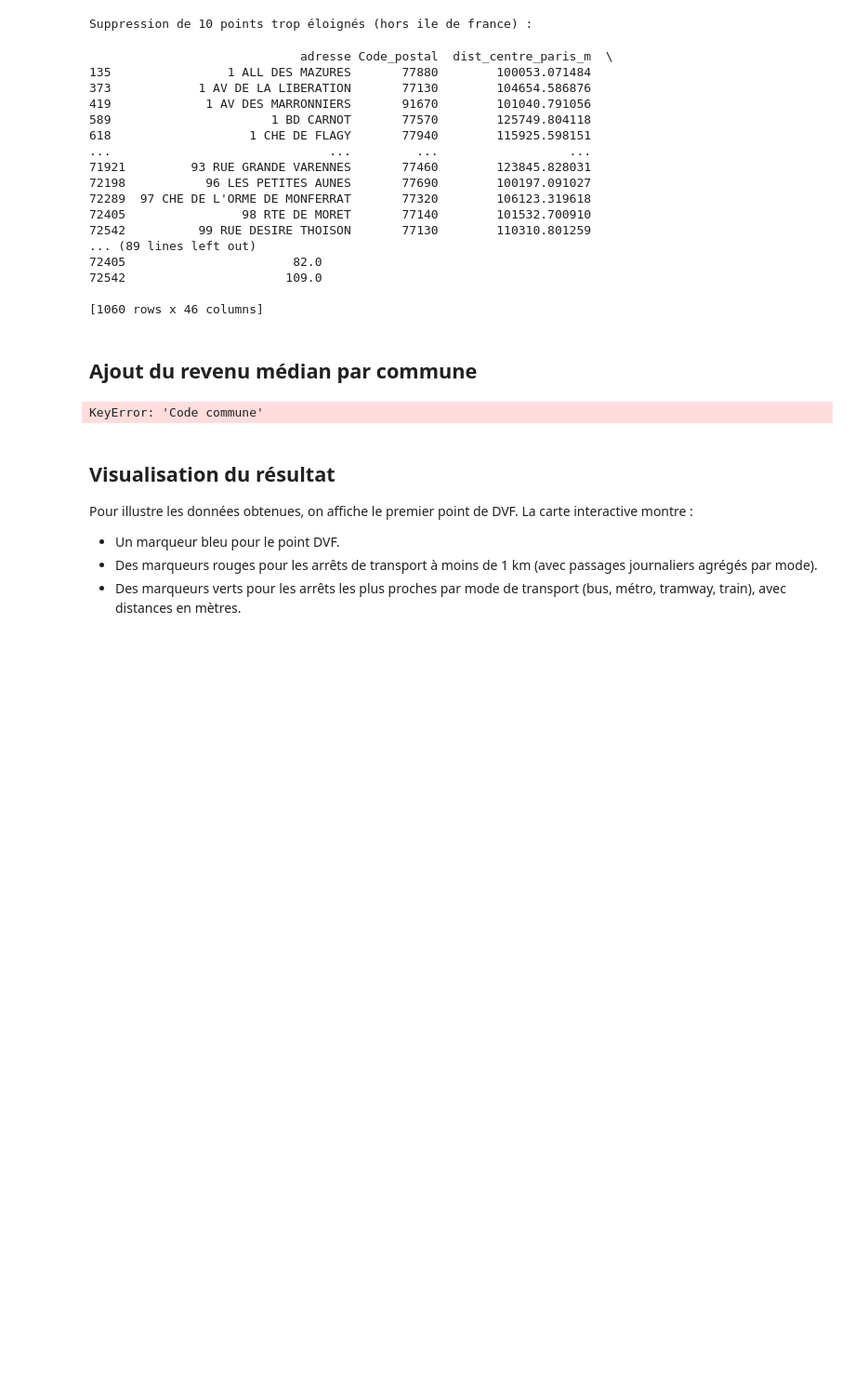
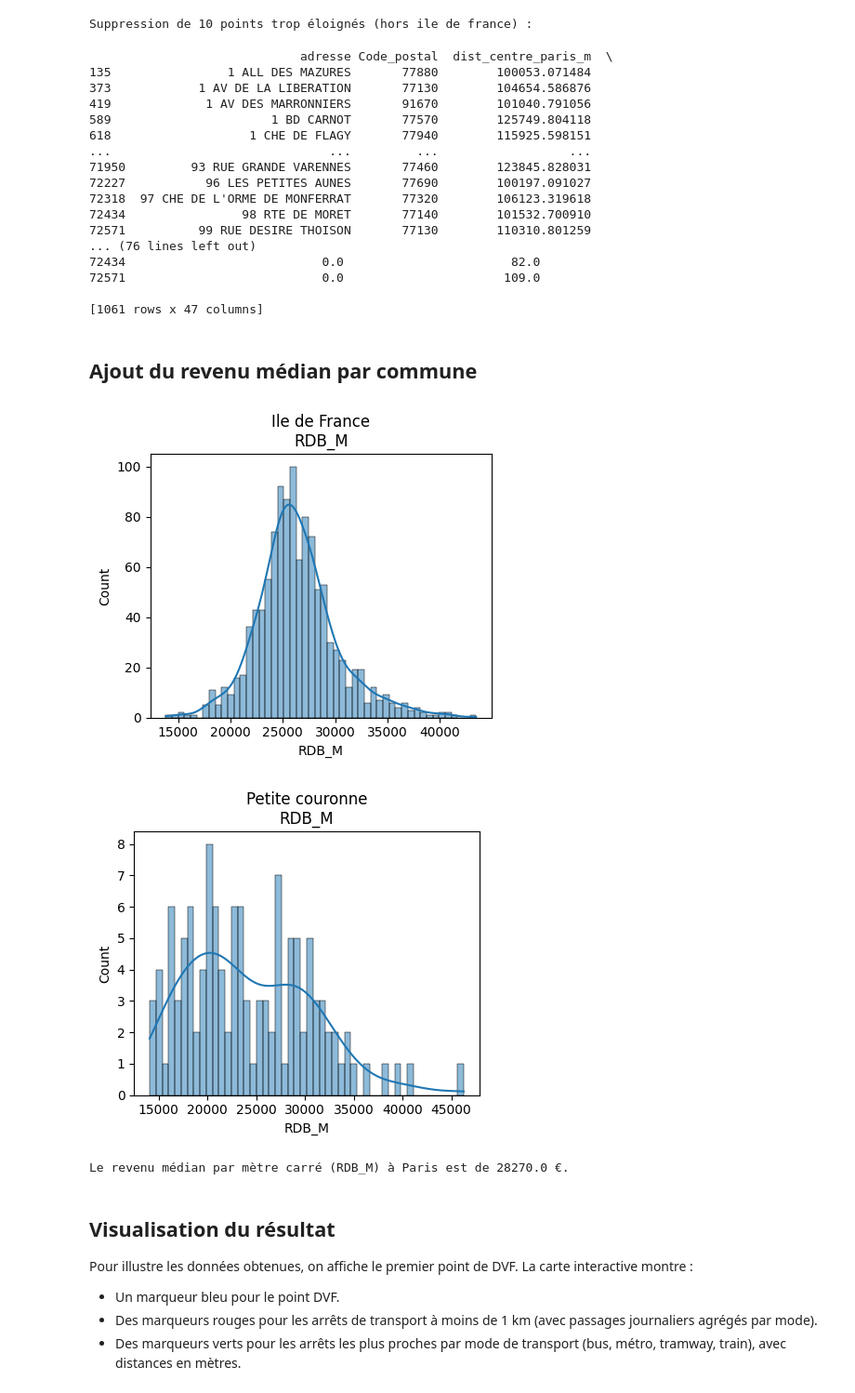
Before and after one commit to gaybrice/projet-python-ds, a Jupyter notebook: notebooks/main.ipynb, the cells around one changed output. Shown at 93% size. Saved outputs shown, nothing was run; the diff lists cells and outputs as text; code cells hidden in the pictures; blank space fills up the shorter version.

```diff
--- a/notebooks/main.ipynb
+++ b/notebooks/main.ipynb
@@ -204,7 +204,7 @@ Suppression de 10 points trop éloignés (hors ile de france) :
 # %%
 # nettoyage et enregistrement du GeoDataFrame final
 
-gdf_dvf_final.drop(['search', 'Date mutation', 'Valeur fonciere', 'Code commune', 'result_score', 'point_id'], axis=1, inplace=True)
+gdf_dvf_final.drop(['search', 'Date mutation', 'Valeur fonciere', 'result_score', 'point_id'], axis=1, inplace=True)
 
 # ajout d'une colonne departement à gdf_dvf_final
 gdf_dvf_final["Department"] = (gdf_dvf_final["Code_postal"].astype(int) // 1000).astype(str)
@@ -227,29 +227,51 @@ print(gdf_dvf_final[gdf_dvf_final['dist_centre_paris_m'] > 100000])
 589                      1 BD CARNOT       77570        125749.804118
 618                   1 CHE DE FLAGY       77940        115925.598151
 ...                              ...         ...                  ...
-71921         93 RUE GRANDE VARENNES       77460        123845.828031
-72198           96 LES PETITES AUNES       77690        100197.091027
-72289  97 CHE DE L'ORME DE MONFERRAT       77320        106123.319618
-72405                98 RTE DE MORET       77140        101532.700910
-72542          99 RUE DESIRE THOISON       77130        110310.801259
-... (89 lines left out)
-72405                       82.0
-72542                      109.0
+71950         93 RUE GRANDE VARENNES       77460        123845.828031
+72227           96 LES PETITES AUNES       77690        100197.091027
+72318  97 CHE DE L'ORME DE MONFERRAT       77320        106123.319618
+72434                98 RTE DE MORET       77140        101532.700910
+72571          99 RUE DESIRE THOISON       77130        110310.801259
+... (76 lines left out)
+72434                           0.0                       82.0
+72571                           0.0                      109.0
 
-[1060 rows x 46 columns]
+[1061 rows x 47 columns]
 # %% [markdown]
 ## Ajout du revenu médian par commune
 # %%
+import pandas as pd
+
 path = "/home/onyxia/work/projet-python-ds/tests/idf_data2.xlsx"
 df = pd.read_excel(path)
 df = df[df['UNIT'] == "MEDIANE"]
 df = df.rename(columns={"CODEGEO": "Code commune"})
-gdf_dvf_final = gdf_dvf_final.merge(
-    df[['Code commune', 'OBS_VALUE']],
-    on='Code commune',
-    how='left'
-)
+df = df.rename(columns={"OBS_VALUE": "RDB_M"})
+df['Code commune'] = df['Code commune'].astype(str)
+df['Departement'] = df['Code commune'].str[:2]
+df['zone'] = df['Departement'].apply(zone_dep)
 
-df
+colonnes = ['RDB_M']
+
+def plot_distributions(data, title):
+    plt.figure(figsize=(16, 4))
+    for i, col in enumerate(colonnes):
+        plt.subplot(1, 4, i+1)
+        sns.histplot(data[col], bins=50, kde=True)
+        plt.title(f"{title}\n{col}")
+        plt.xlabel(col)
+    plt.tight_layout()
+    plt.show()
+
+IdF = df[df['zone'] == 'Ile de France']
+Pc = df[df['zone'] == 'Petite couronne']
+
+plot_distributions(IdF, "Ile de France")
+plot_distributions(Pc, "Petite couronne")
+
+rdb_paris_value = df.loc[df['Code commune'] == '75056', 'RDB_M'].values[0]
+print(f"Le revenu médian par mètre carré (RDB_M) à Paris est de {rdb_paris_value} €.")
 # %% [output]
+[figure, added]
+[figure, added]
-KeyError: 'Code commune'
+Le revenu médian par mètre carré (RDB_M) à Paris est de 28270.0 €.
```
Also changed, not shown: parts of 1 cell of this notebook.
